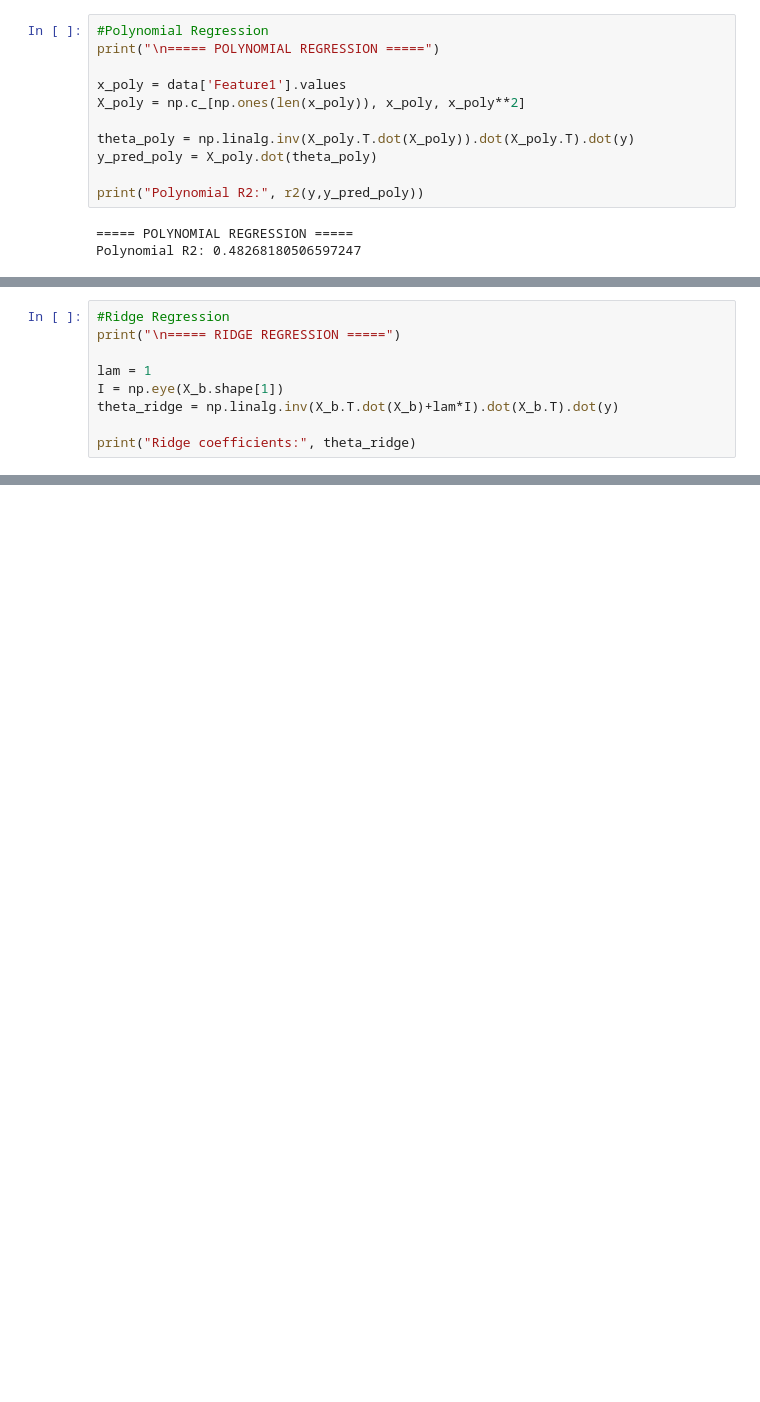
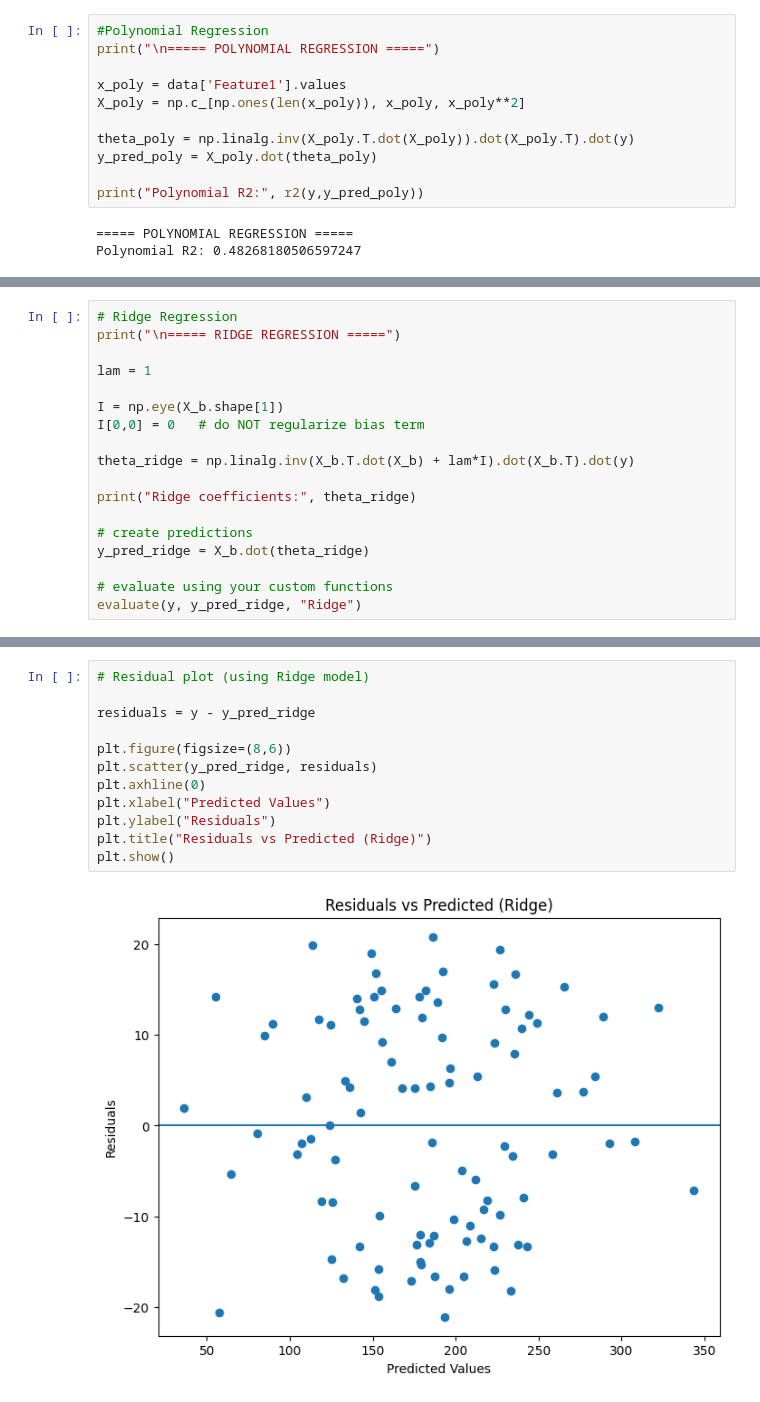
Before and after one commit to deepakpalcsjmu/Linear-Regression-Lab, a Jupyter notebook: assignment_regression.ipynb, the cells around one changed output, grey strips where cells are left out. Drawn from its saved outputs; the diff is of its cells as text; blank space fills up the shorter version.

```diff
--- a/assignment_regression.ipynb
+++ b/assignment_regression.ipynb
@@ -145,11 +179,20 @@ Polynomial R2: 0.48268180506597247
 # %%
-#Ridge Regression
+# Ridge Regression
 print("\n===== RIDGE REGRESSION =====")
 
 lam = 1
+
 I = np.eye(X_b.shape[1])
-theta_ridge = np.linalg.inv(X_b.T.dot(X_b)+lam*I).dot(X_b.T).dot(y)
+I[0,0] = 0   # do NOT regularize bias term
+
+theta_ridge = np.linalg.inv(X_b.T.dot(X_b) + lam*I).dot(X_b.T).dot(y)
 
 print("Ridge coefficients:", theta_ridge)
+
+# create predictions
+y_pred_ridge = X_b.dot(theta_ridge)
+
+# evaluate using your custom functions
+evaluate(y, y_pred_ridge, "Ridge")
 # %% [output]
 ===== RIDGE REGRESSION =====
@@ -185,0 +288,14 @@ plt.show()
+# %%
+# Residual plot (using Ridge model)
+
+residuals = y - y_pred_ridge
+
+plt.figure(figsize=(8,6))
+plt.scatter(y_pred_ridge, residuals)
+plt.axhline(0)
+plt.xlabel("Predicted Values")
+plt.ylabel("Residuals")
+plt.title("Residuals vs Predicted (Ridge)")
+plt.show()
+# %% [output]
+[figure, added]
```
Also changed, not shown: parts of 9 cells of this notebook.
